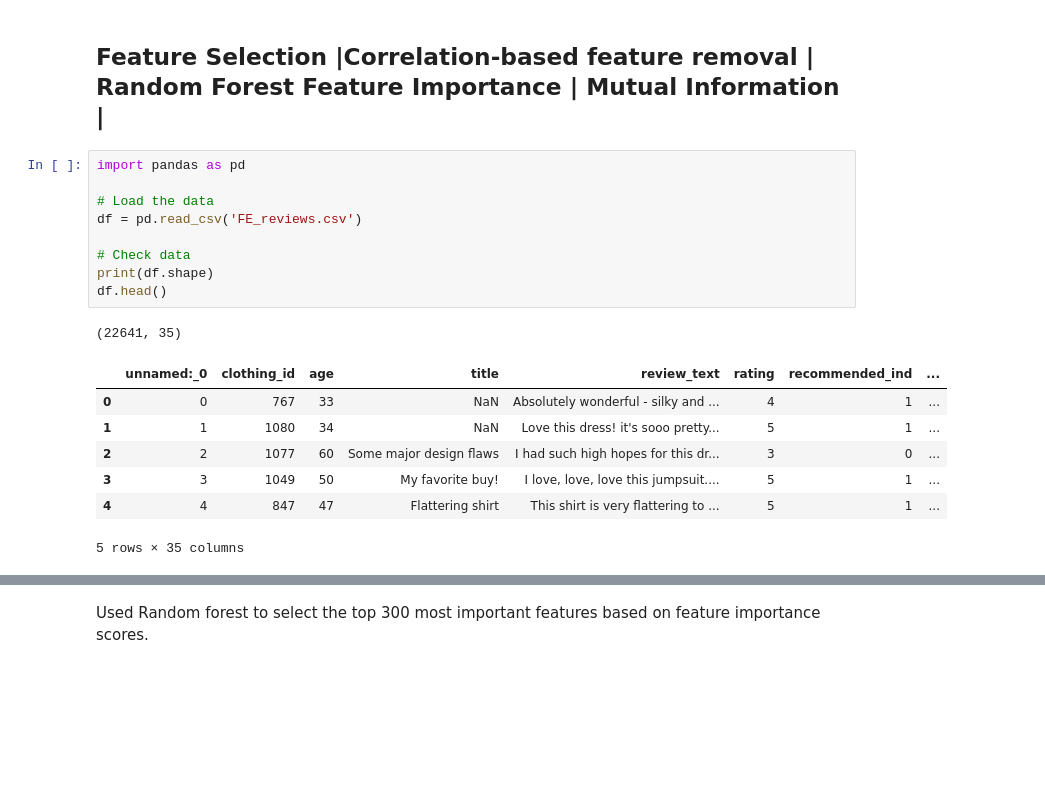
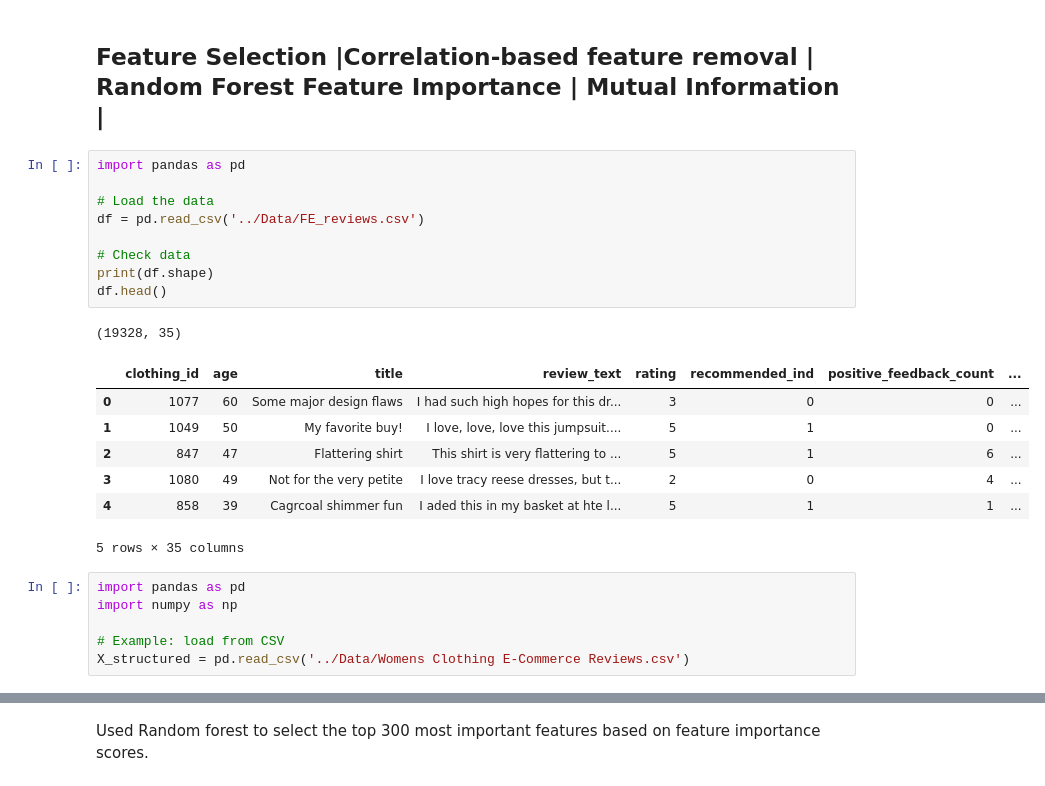
Before and after one commit to nhuhth/Predictive-Analysis-Ecommerce, a Jupyter notebook: Notebook/Feature_Selection_Modelling.ipynb, the cells around one changed output, grey strips where cells are left out. Cells and saved outputs as stored; diff of their text form; blank space fills up the shorter version.

```diff
--- a/Notebook/Feature_Selection_Modelling.ipynb
+++ b/Notebook/Feature_Selection_Modelling.ipynb
@@ -3,21 +3,27 @@
 # %%
 import pandas as pd
 
 # Load the data
-df = pd.read_csv('FE_reviews.csv')
+df = pd.read_csv('../Data/FE_reviews.csv')
 
 # Check data
 print(df.shape)
 df.head()
 # %% [output]
-(22641, 35)
+(19328, 35)
-|  | unnamed:_0 | clothing_id | age | title | review_text | rating | recommended_ind | ... |
-| 0 | 0 | 767 | 33 | NaN | Absolutely wonderful - silky and ... | 4 | 1 | ... |
-| 1 | 1 | 1080 | 34 | NaN | Love this dress! it's sooo pretty... | 5 | 1 | ... |
-| 2 | 2 | 1077 | 60 | Some major design flaws | I had such high hopes for this dr... | 3 | 0 | ... |
-| 3 | 3 | 1049 | 50 | My favorite buy! | I love, love, love this jumpsuit.... | 5 | 1 | ... |
-| 4 | 4 | 847 | 47 | Flattering shirt | This shirt is very flattering to ... | 5 | 1 | ... |
+|  | clothing_id | age | title | review_text | rating | recommended_ind | positive_feedback_count | ... |
+| 0 | 1077 | 60 | Some major design flaws | I had such high hopes for this dr... | 3 | 0 | 0 | ... |
+| 1 | 1049 | 50 | My favorite buy! | I love, love, love this jumpsuit.... | 5 | 1 | 0 | ... |
+| 2 | 847 | 47 | Flattering shirt | This shirt is very flattering to ... | 5 | 1 | 6 | ... |
+| 3 | 1080 | 49 | Not for the very petite | I love tracy reese dresses, but t... | 2 | 0 | 4 | ... |
+| 4 | 858 | 39 | Cagrcoal shimmer fun | I aded this in my basket at hte l... | 5 | 1 | 1 | ... |
 5 rows × 35 columns
+# %%
+import pandas as pd
+import numpy as np
+
+# Example: load from CSV
+X_structured = pd.read_csv('../Data/Womens Clothing E-Commerce Reviews.csv')
 # %%
 # check data type sand see
 print(X_structured.dtypes)
```
Also changed, not shown: parts of 10 cells of this notebook.
